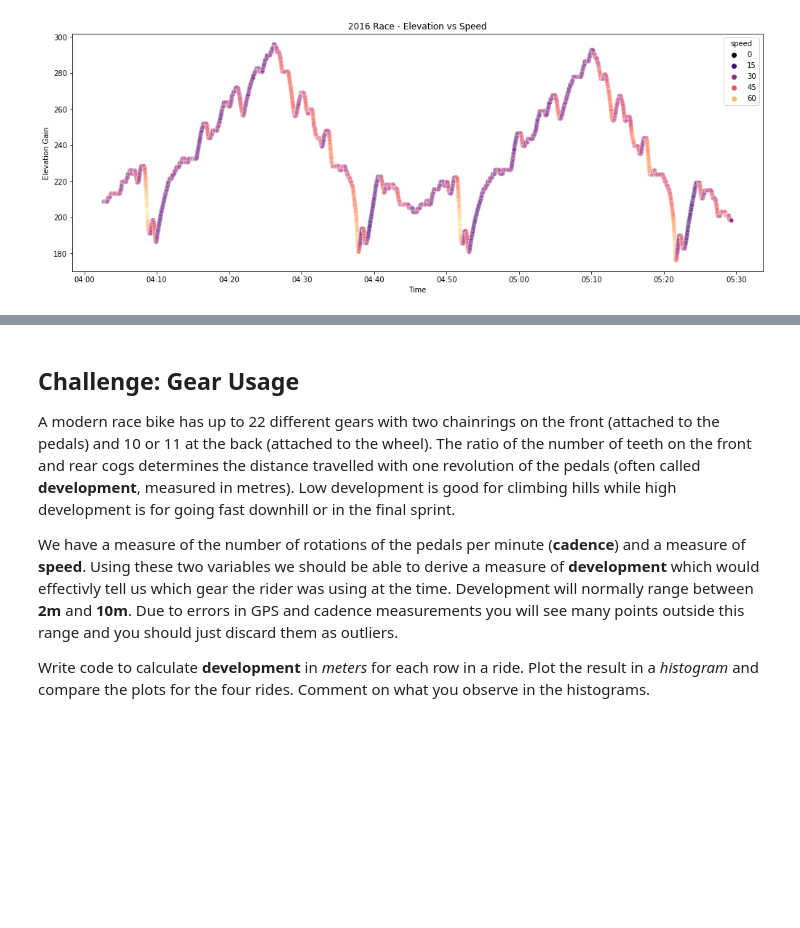
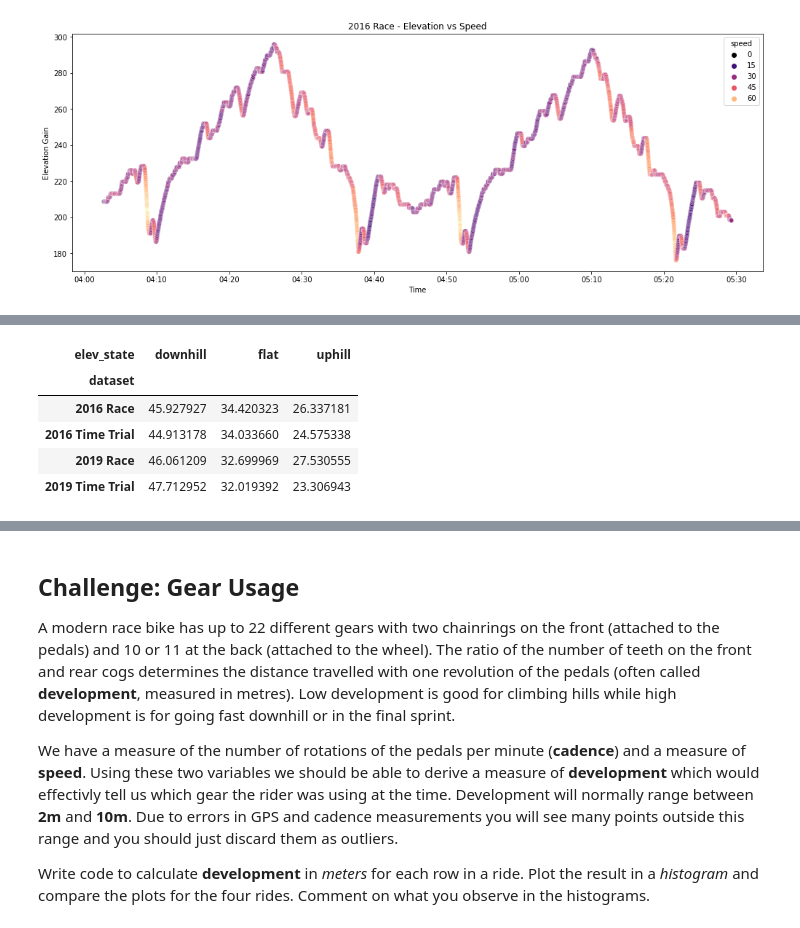
Before and after one commit to walthersy/DataScience-Portfolio, a Jupyter notebook: Portfolio 1.ipynb, the cells around one changed output, grey strips where cells are left out. Cells and saved outputs as stored; diff of their text form; code cells hidden in the pictures; blank space fills up the shorter version.

```diff
--- a/Portfolio 1.ipynb
+++ b/Portfolio 1.ipynb
@@ -498 +504,13 @@ el_ax2.xaxis.set_major_formatter(mdates.DateFormatter("%H:%M"))
+# %%
+gg = df.groupby(['dataset','elev_state'])['speed'].mean()
+ggu = gg.unstack()
+# print(gg)
+ggu
+# %% [output]
+| elev_state | downhill | flat | uphill |
+| dataset |  |  |  |
+| 2016 Race | 45.927927 | 34.420323 | 26.337181 |
+| 2016 Time Trial | 44.913178 | 34.033660 | 24.575338 |
+| 2019 Race | 46.061209 | 32.699969 | 27.530555 |
+| 2019 Time Trial | 47.712952 | 32.019392 | 23.306943 |
 # %%
```
Also changed, not shown: parts of 9 cells of this notebook.
